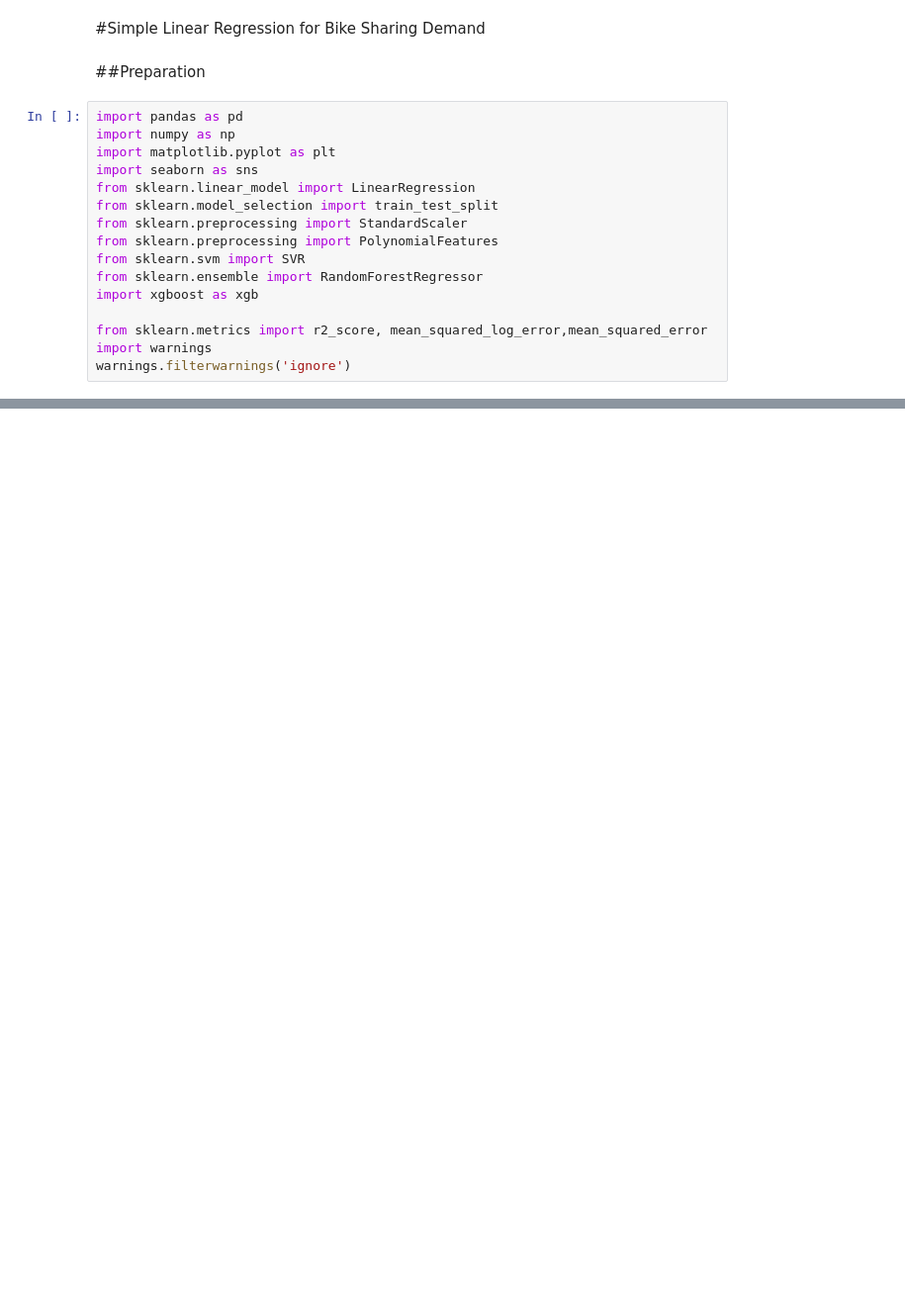
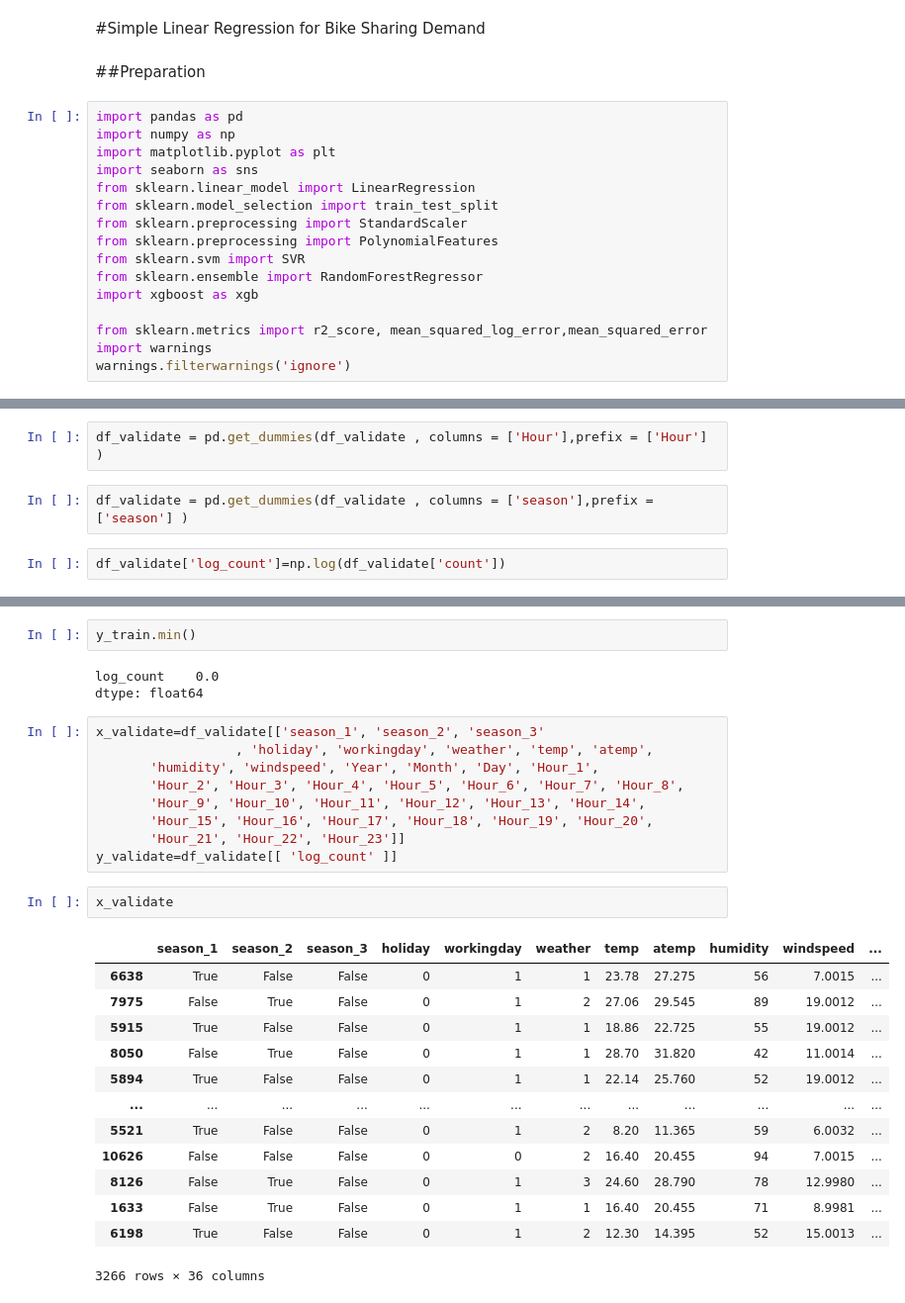
Before and after one commit to Auraachn/Bike-Sharing-Demand, a Jupyter notebook: Simple_Linear_Regression_BSD.ipynb, the cells around one changed output, grey strips where cells are left out. Shown at 99% size. Saved outputs shown, nothing was run; the diff lists cells and outputs as text; blank space fills up the shorter version.

```diff
--- a/Simple_Linear_Regression_BSD.ipynb
+++ b/Simple_Linear_Regression_BSD.ipynb
@@ -194,0 +115,6 @@ r2 on testset  : 0.8190738453388956
+# %%
+df_validate = pd.get_dummies(df_validate , columns = ['Hour'],prefix = ['Hour'] )
+# %%
+df_validate = pd.get_dummies(df_validate , columns = ['season'],prefix = ['season'] )
+# %%
+df_validate['log_count']=np.log(df_validate['count'])
@@ -194,0 +130,30 @@ r2 on testset  : 0.8190738453388956
+# %%
+y_train.min()
+# %% [output]
+log_count    0.0
+dtype: float64
+# %%
+x_validate=df_validate[['season_1', 'season_2', 'season_3'
+                  , 'holiday', 'workingday', 'weather', 'temp', 'atemp',
+       'humidity', 'windspeed', 'Year', 'Month', 'Day', 'Hour_1',
+       'Hour_2', 'Hour_3', 'Hour_4', 'Hour_5', 'Hour_6', 'Hour_7', 'Hour_8',
+       'Hour_9', 'Hour_10', 'Hour_11', 'Hour_12', 'Hour_13', 'Hour_14',
+       'Hour_15', 'Hour_16', 'Hour_17', 'Hour_18', 'Hour_19', 'Hour_20',
+       'Hour_21', 'Hour_22', 'Hour_23']]
+y_validate=df_validate[[ 'log_count' ]]
+# %%
+x_validate
+# %% [output]
+|  | season_1 | season_2 | season_3 | holiday | workingday | weather | temp | atemp | humidity | windspeed | ... |
+| 6638 | True | False | False | 0 | 1 | 1 | 23.78 | 27.275 | 56 | 7.0015 | ... |
+| 7975 | False | True | False | 0 | 1 | 2 | 27.06 | 29.545 | 89 | 19.0012 | ... |
+| 5915 | True | False | False | 0 | 1 | 1 | 18.86 | 22.725 | 55 | 19.0012 | ... |
+| 8050 | False | True | False | 0 | 1 | 1 | 28.70 | 31.820 | 42 | 11.0014 | ... |
+| 5894 | True | False | False | 0 | 1 | 1 | 22.14 | 25.760 | 52 | 19.0012 | ... |
+| ... | ... | ... | ... | ... | ... | ... | ... | ... | ... | ... | ... |
+| 5521 | True | False | False | 0 | 1 | 2 | 8.20 | 11.365 | 59 | 6.0032 | ... |
+| 10626 | False | False | False | 0 | 0 | 2 | 16.40 | 20.455 | 94 | 7.0015 | ... |
+| 8126 | False | True | False | 0 | 1 | 3 | 24.60 | 28.790 | 78 | 12.9980 | ... |
+| 1633 | False | True | False | 0 | 1 | 1 | 16.40 | 20.455 | 71 | 8.9981 | ... |
+| 6198 | True | False | False | 0 | 1 | 2 | 12.30 | 14.395 | 52 | 15.0013 | ... |
+3266 rows × 36 columns
```
Also changed, not shown: parts of 70 cells of this notebook.
